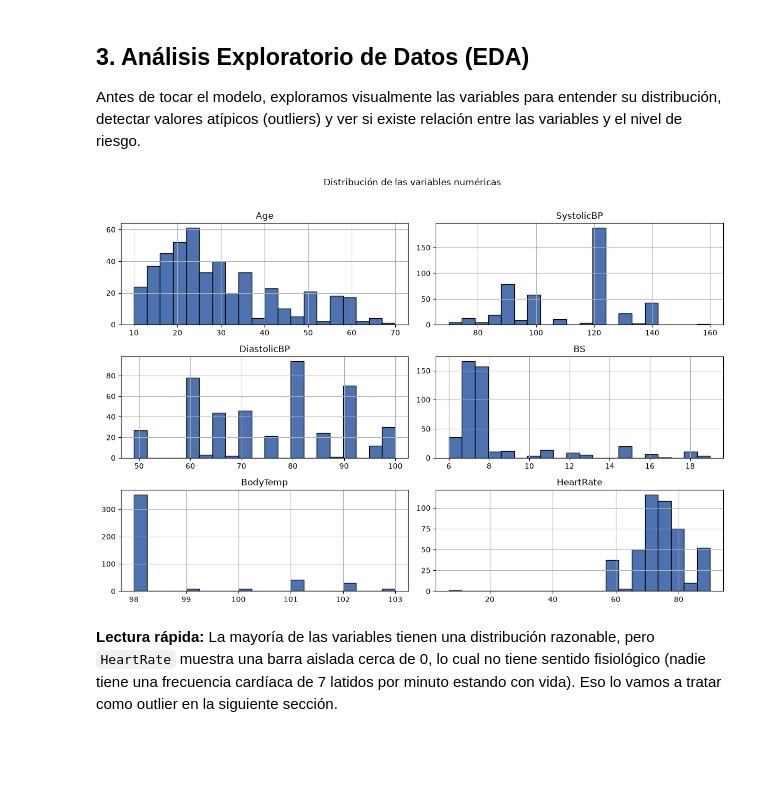
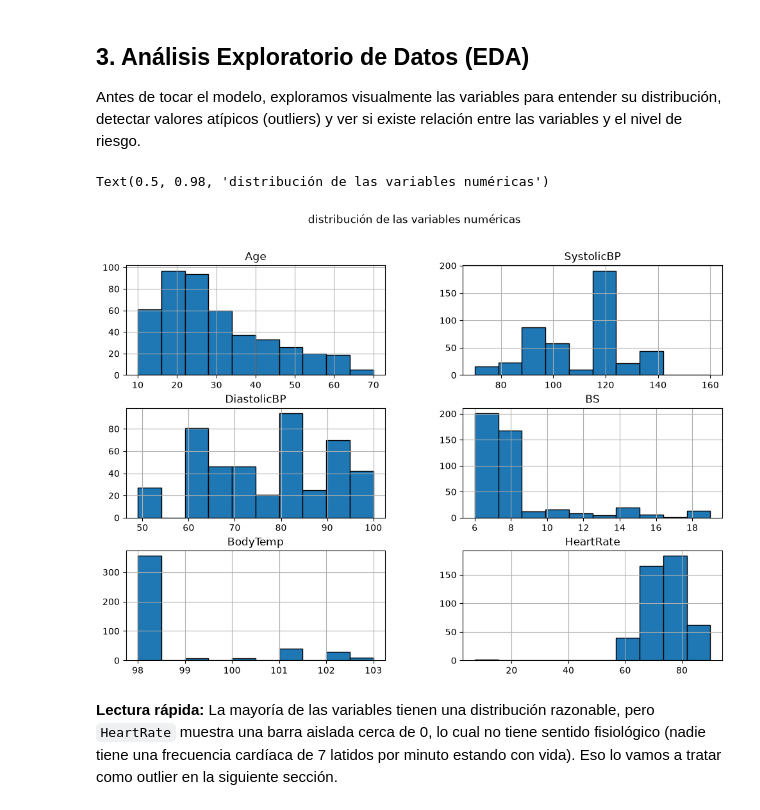
Before and after one commit to Anita155-DSM/maternal-health-risk-predict, a Jupyter notebook: main.ipynb, the cells around one changed output. Cells and saved outputs as stored; diff of their text form; code cells hidden in the pictures; blank space fills up the shorter version.

```diff
--- a/main.ipynb
+++ b/main.ipynb
@@ -84,18 +84,13 @@ Antes de tocar el modelo, exploramos visualmente las variables para entender su
 # %%
 import matplotlib.pyplot as plt
 import seaborn as sns
 
-#df_prueba.hist(edgecolor="black", figsize=(10,10))  #de manera más simple
-#plt.suptitle("distribucion de variables")
-
-
-# distribución de cada variable numérica
-df_limpio.hist(figsize=(12, 8), bins=20, color='#4C72B0', edgecolor='black')
-plt.suptitle('Distribución de las variables numéricas', y=1.02)
-plt.tight_layout()
-plt.show()
+# distribución de cada variable numérica, nos dice como se distribuyen los datos de nuestro dataset
+df_limpio.hist(figsize=(12, 8),edgecolor='black')
+plt.suptitle('distribución de las variables numéricas')
 # %% [output]
+Text(0.5, 0.98, 'distribución de las variables numéricas')
-[figure, old version]
+[figure, new version]
 # %% [markdown]
 **Lectura rápida:** La mayoría de las variables tienen una distribución razonable, pero `HeartRate` muestra una barra aislada cerca de 0, lo cual no tiene sentido fisiológico (nadie tiene una frecuencia cardíaca de 7 latidos por minuto estando con vida). Eso lo vamos a tratar como outlier en la siguiente sección.
 # %%
```
Also changed, not shown: parts of 7 cells of this notebook, 2 other files.
